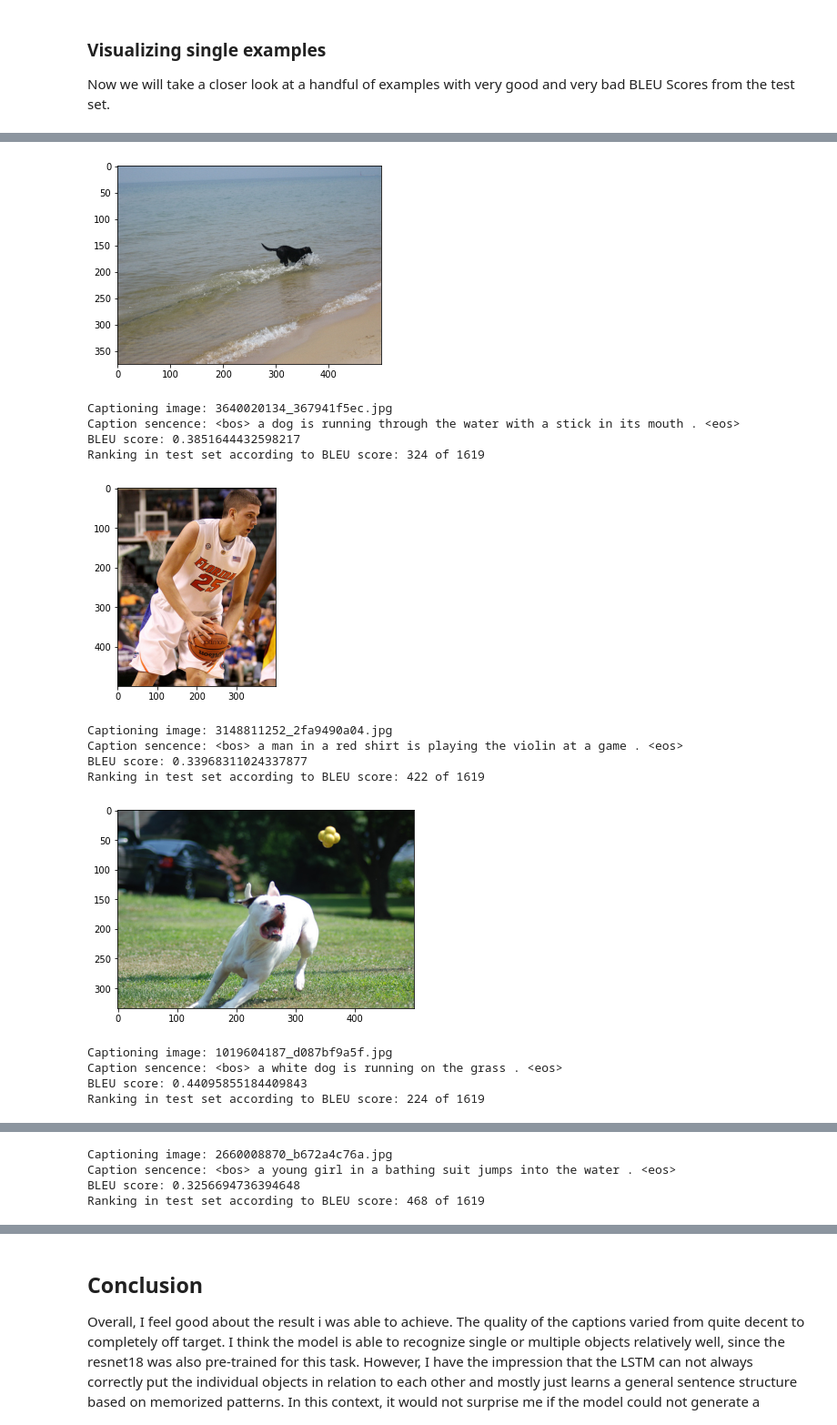
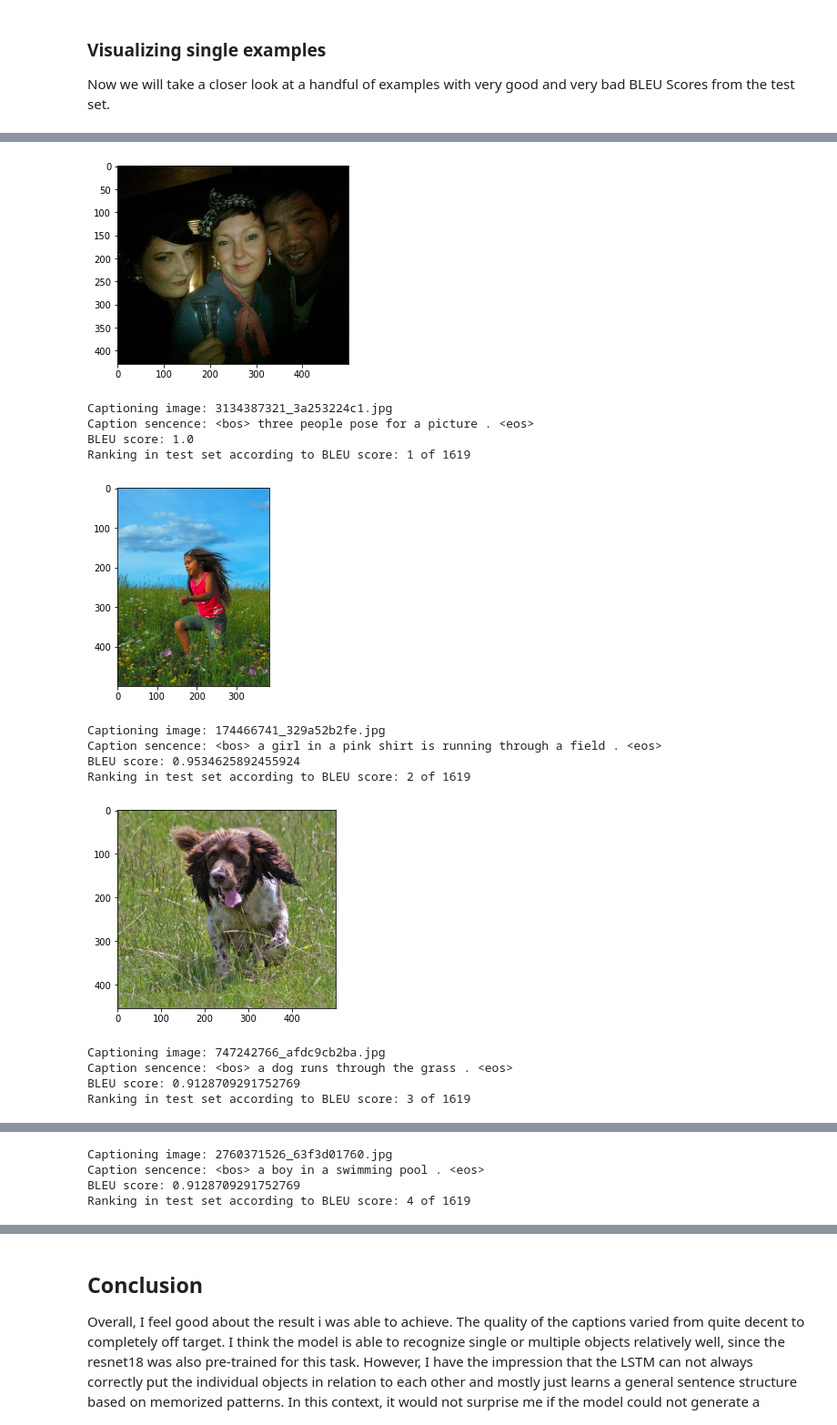
Before and after one commit to SimonLuder/FHNW_deep_learning_FS22, a Jupyter notebook: mini-challenges/mc2_image_captioning/mc2_main_notebook.ipynb, the cells around one changed output, grey strips where cells are left out. Shown at 91% size. Saved outputs shown, nothing was run; the diff lists cells and outputs as text; code cells hidden in the pictures.

```diff
--- a/mini-challenges/mc2_image_captioning/mc2_main_notebook.ipynb
+++ b/mini-challenges/mc2_image_captioning/mc2_main_notebook.ipynb
@@ -595,7 +599,7 @@ from torch.nn.utils.rnn import pack_padded_sequence
 import pickle
 import wandb
 
-run_cell = True
+run_cell = False
 # wandb
 use_wandb = True
 # model loading & saving
@@ -639,26 +643,13 @@ if run_cell:
 
         model.train()
         for i, (imgs, captions, lengths) in tqdm(enumerate(train_dataloader)):
-
             step += len(imgs)
-            # print(np.shape(imgs), np.shape(captions))
             imgs = imgs.to(device)
             captions = captions.to(device)
-            # targets = pack_padded_sequence(captions, length, batch_first=True)[0]
 
             packed_captions = pack_padded_sequence(captions, lengths, enforce_sorted=False, batch_first=True)[0]
-            # print(targets)
             outputs = model(imgs, captions[:,:-1], lengths)
             packed_outputs = pack_padded_sequence(outputs, lengths, enforce_sorted=False, batch_first=True)[0]
-            # print("packed_captions", np.shape(packed_captions))
-            # print("packed_outputs", np.shape(packed_outputs))
-
-            # print(np.shape(captions.reshape(-1)))
-            # # outputs = pack_padded_sequence(outputs, lengths.tolist(), enforce_sorted=False, batch_first=True)[0]
-            # print(np.shape(outputs.reshape(-1, outputs.shape[2])))
-            # print(np.shape(targets))
-            # # loss = criterion(outputs, targets)
-            # loss = criterion(outputs.reshape(-1, outputs.shape[2]), captions.reshape(-1).type(torch.long))
             loss = criterion(packed_outputs, packed_captions.type(torch.long))
 
             optimizer.zero_grad()
@@ -671,7 +662,7 @@ if run_cell:
                 wandb.log({
                     "model":model_name,
                     "train_loss": loss,
-                    "epoch":epoch+1,
+                    "epoch":epoch,
                     }, step=step)
 
         model.eval()
@@ -739,7 +745,7 @@ plt.show()
 # %%
 model_path = "./saved_models/"
-model_name = "pretrained_embedding"
-epochs_trained = 40
+model_name = "untrained_embedding"
+epochs_trained = 200
 
 def eval_caption(model, filename=None):
     (file, image, caption) = caption_image(model, filename=filename)
@@ -824,20 +831,22 @@ def sample_presentation(model, filename):
 # %%
-files = ["3640020134_367941f5ec.jpg", "3148811252_2fa9490a04.jpg", "1019604187_d087bf9a5f.jpg", "2660008870_b672a4c76a.jpg", "3728015645_b43a60258b.jpg", "2313230479_13f87c6bf3.jpg"]
+files = [
+    "3134387321_3a253224c1.jpg", "174466741_329a52b2fe.jpg", "747242766_afdc9cb2ba.jpg", "2760371526_63f3d01760.jpg",
+    "3623331945_df0f51d7dd.jpg", "3173014908_b3e69594b6.jpg", "3375134059_7e9eb2ef01.jpg", "3431261634_c73360406a.jpg"]
 for file in files:
     sample_presentation(model, file)
 # %% [output]
-[figure, old version]
+[figure, new version]
-Captioning image: 3640020134_367941f5ec.jpg
-Caption sencence: <bos> a dog is running through the water with a stick in its mouth . <eos>
-BLEU score: 0.3851644432598217
-Ranking in test set according to BLEU score: 324 of 1619
+Captioning image: 3134387321_3a253224c1.jpg
+Caption sencence: <bos> three people pose for a picture . <eos>
+BLEU score: 1.0
+Ranking in test set according to BLEU score: 1 of 1619
-[figure, old version]
+[figure, new version]
-Captioning image: 3148811252_2fa9490a04.jpg
-Caption sencence: <bos> a man in a red shirt is playing the violin at a game . <eos>
-BLEU score: 0.33968311024337877
-Ranking in test set according to BLEU score: 422 of 1619
+Captioning image: 174466741_329a52b2fe.jpg
+Caption sencence: <bos> a girl in a pink shirt is running through a field . <eos>
+BLEU score: 0.9534625892455924
+Ranking in test set according to BLEU score: 2 of 1619
-[figure, old version]
+[figure, new version]
-Captioning image: 1019604187_d087bf9a5f.jpg
-Caption sencence: <bos> a white dog is running on the grass . <eos>
-BLEU score: 0.44095855184409843
-Ranking in test set according to BLEU score: 224 of 1619
+Captioning image: 747242766_afdc9cb2ba.jpg
+Caption sencence: <bos> a dog runs through the grass . <eos>
+BLEU score: 0.9128709291752769
+Ranking in test set according to BLEU score: 3 of 1619
@@ -845,4 +854,4 @@ Ranking in test set according to BLEU score: 224 of 1619
-Captioning image: 2660008870_b672a4c76a.jpg
-Caption sencence: <bos> a young girl in a bathing suit jumps into the water . <eos>
-BLEU score: 0.3256694736394648
-Ranking in test set according to BLEU score: 468 of 1619
+Captioning image: 2760371526_63f3d01760.jpg
+Caption sencence: <bos> a boy in a swimming pool . <eos>
+BLEU score: 0.9128709291752769
+Ranking in test set according to BLEU score: 4 of 1619
```
Also changed, not shown: parts of 28 cells of this notebook, 5 other files.
